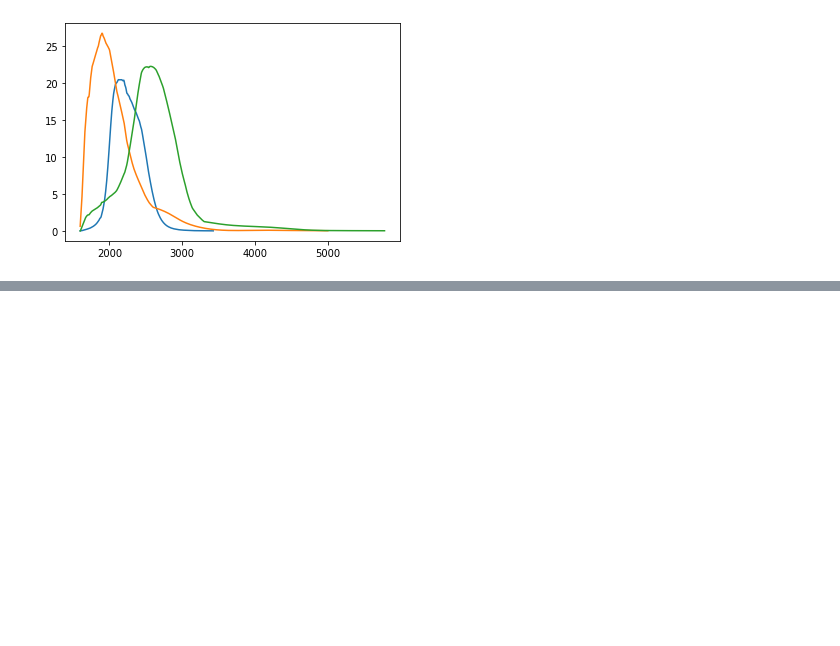
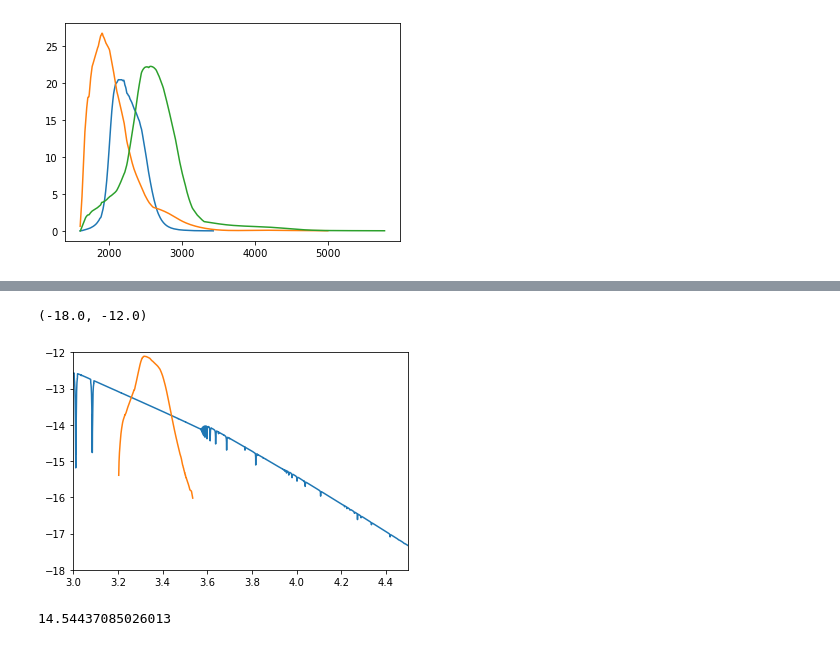
Before and after one commit to AstroLudwig/FoesHackSession, a Jupyter notebook: Hack2/Exploration.ipynb, the cells around one changed output, grey strips where cells are left out. Saved outputs shown, nothing was run; the diff lists cells and outputs as text; code cells hidden in the pictures; blank space fills up the shorter version.

Commit message:
Calculated coefficients for the rest of the filters

```diff
--- a/Hack2/Exploration.ipynb
+++ b/Hack2/Exploration.ipynb
@@ -29,0 +69,18 @@ spec
+# %%
+wave = df['lambda']
+flux = df['flux']
+response_wave = uvm2_filter['Wavelength']
+response = uvm2_filter['Response']
+
+#Interpolate spectrum and response to save wavelengths:
+response2 = np.interp(wave,response_wave,response,left=0.0,right=0.0)
+flux_int = np.trapz(flux*response2,x=wave)/np.trapz(response2,x=wave)
+# %%
+#plt.plot(np.log10(response_wave),np.log10(response))
+plt.plot(np.log10(wave),np.log10(flux))
+plt.plot(np.log10(wave),np.log10(flux*response2))
+plt.xlim(3,4.5)
+plt.ylim(-18,-12)
+# %% [output]
+(-18.0, -12.0)
+[figure, added]
@@ -29,0 +90,5 @@ spec
+# %%
+
+mag
+# %% [output]
+14.54437085026013
```
Also changed, not shown: parts of 16 cells of this notebook.
